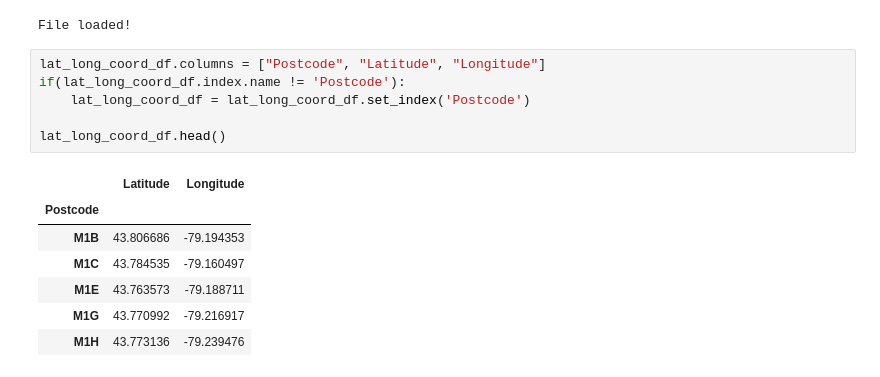
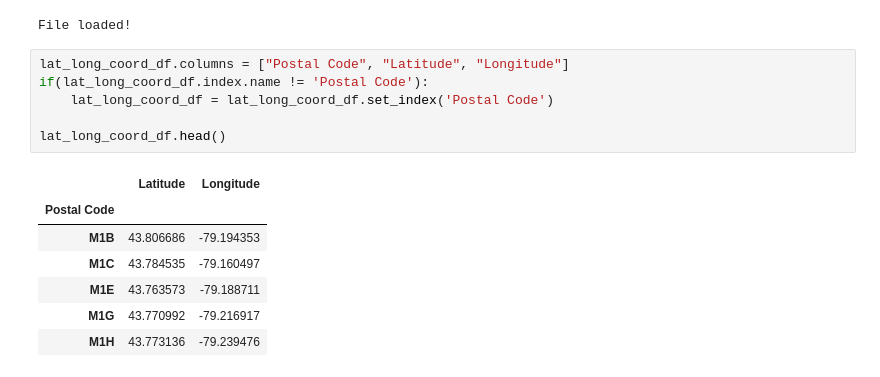
Before and after one commit to nishitcs94/Coursera_Capstone, a Jupyter notebook: capstone_week2_2.ipynb, the cells around one changed output. Drawn from its saved outputs; the diff is of its cells as text.

```diff
--- a/capstone_week2_2.ipynb
+++ b/capstone_week2_2.ipynb
@@ -93,14 +93,14 @@ print("File loaded!")
 # %% [output]
 File loaded!
 # %%
-lat_long_coord_df.columns = ["Postcode", "Latitude", "Longitude"]
-if(lat_long_coord_df.index.name != 'Postcode'):
-    lat_long_coord_df = lat_long_coord_df.set_index('Postcode')
+lat_long_coord_df.columns = ["Postal Code", "Latitude", "Longitude"]
+if(lat_long_coord_df.index.name != 'Postal Code'):
+    lat_long_coord_df = lat_long_coord_df.set_index('Postal Code')
 
 lat_long_coord_df.head()
 # %% [output]
 |  | Latitude | Longitude |
-| Postcode |  |  |
+| Postal Code |  |  |
 | M1B | 43.806686 | -79.194353 |
 | M1C | 43.784535 | -79.160497 |
 | M1E | 43.763573 | -79.188711 |
```
Also changed, not shown: parts of 3 cells of this notebook.
